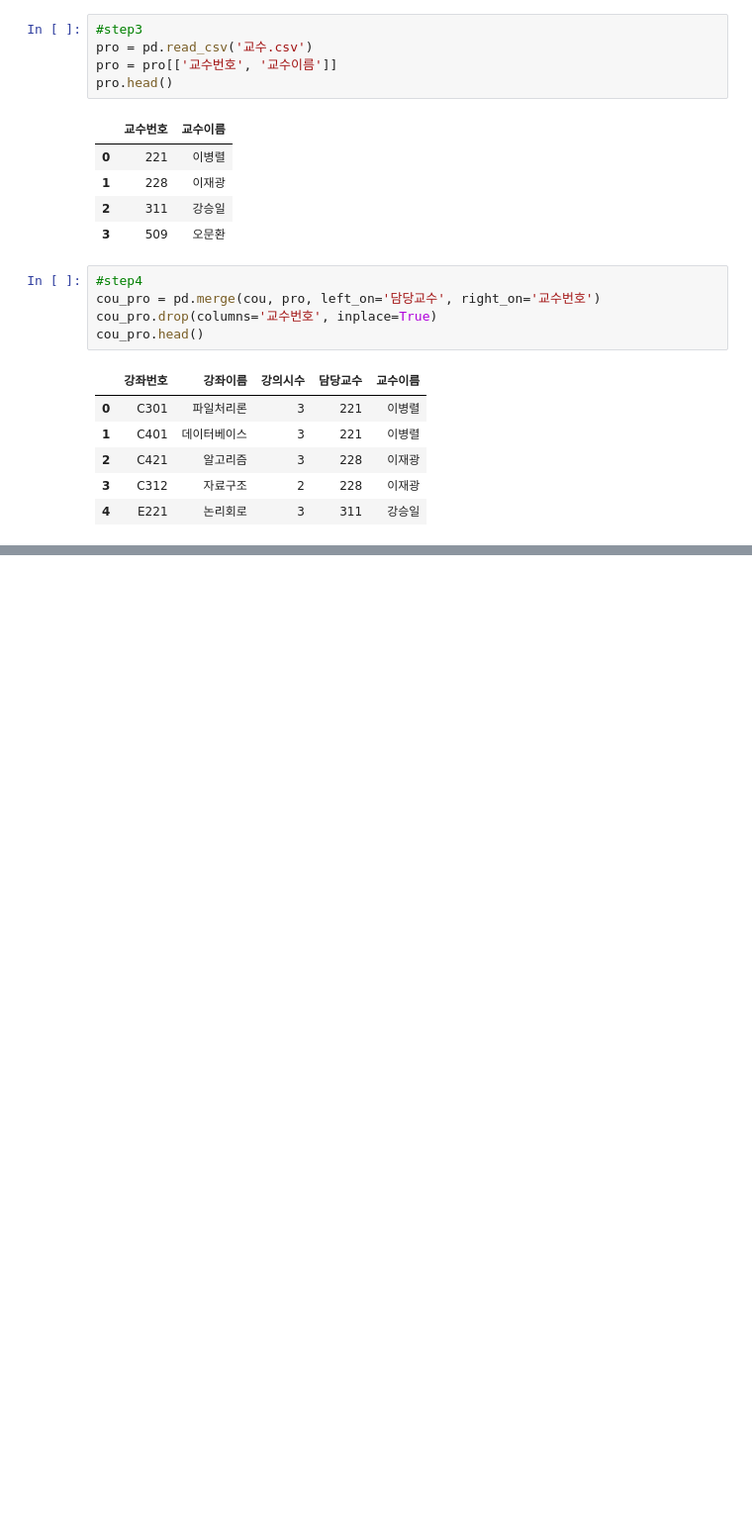
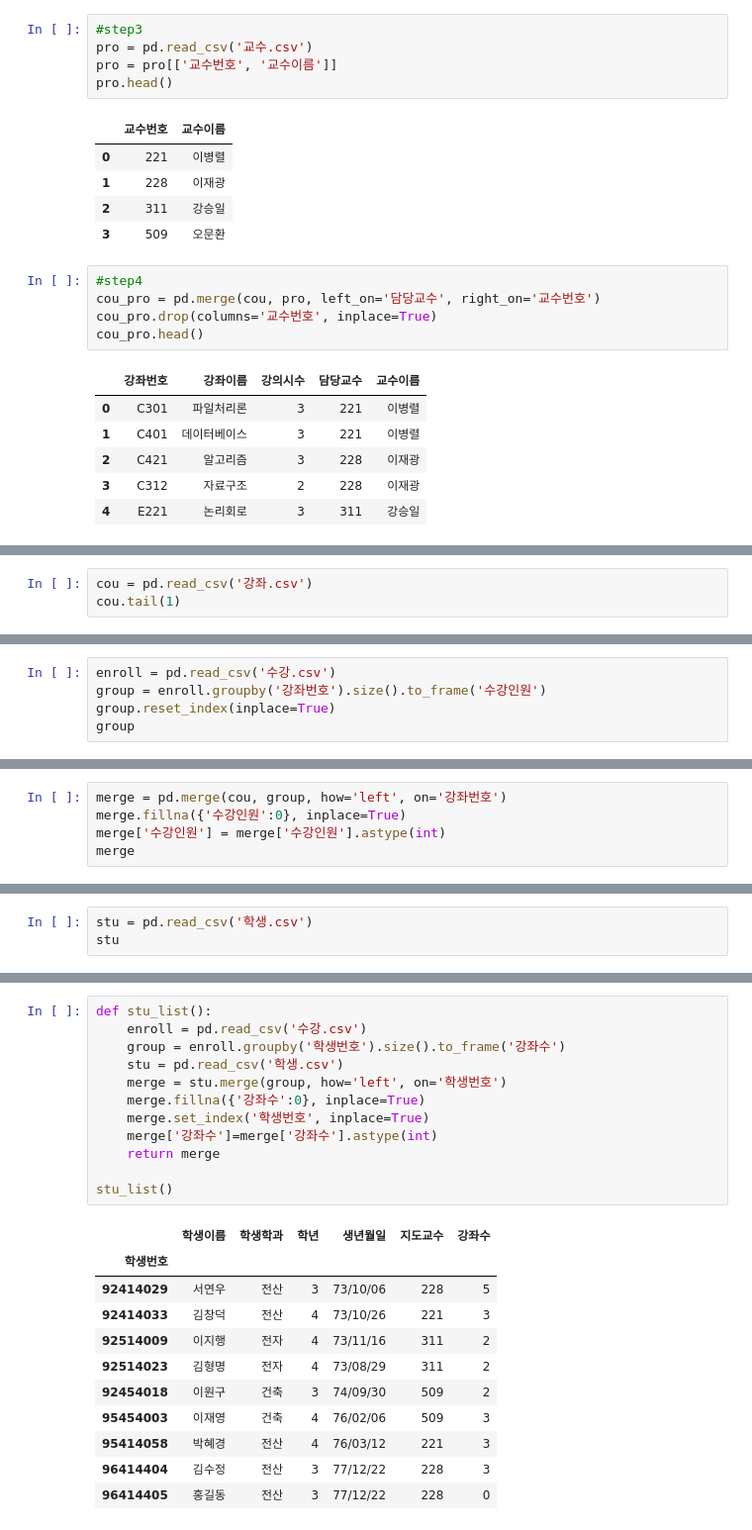
Before and after one commit to Jeongchani/AI_python, a Jupyter notebook: 03.데이터분석/학사관리/학사관리.ipynb, the cells around one changed output, grey strips where cells are left out. Shown at 99% size. Saved outputs shown, nothing was run; the diff lists cells and outputs as text; blank space fills up the shorter version.

```diff
--- a/03.데이터분석/학사관리/학사관리.ipynb
+++ b/03.데이터분석/학사관리/학사관리.ipynb
@@ -677,0 +689,3 @@ group_cou_pro
+# %%
+cou = pd.read_csv('강좌.csv')
+cou.tail(1)
@@ -677,0 +695,5 @@ group_cou_pro
+# %%
+enroll = pd.read_csv('수강.csv')
+group = enroll.groupby('강좌번호').size().to_frame('수강인원')
+group.reset_index(inplace=True)
+group
@@ -677,0 +708,5 @@ group_cou_pro
+# %%
+merge = pd.merge(cou, group, how='left', on='강좌번호')
+merge.fillna({'수강인원':0}, inplace=True)
+merge['수강인원'] = merge['수강인원'].astype(int)
+merge
@@ -677,0 +722,3 @@ group_cou_pro
+# %%
+stu = pd.read_csv('학생.csv')
+stu
@@ -677,0 +735,24 @@ group_cou_pro
+# %%
+def stu_list():
+    enroll = pd.read_csv('수강.csv')
+    group = enroll.groupby('학생번호').size().to_frame('강좌수')
+    stu = pd.read_csv('학생.csv')
+    merge = stu.merge(group, how='left', on='학생번호')
+    merge.fillna({'강좌수':0}, inplace=True)
+    merge.set_index('학생번호', inplace=True)
+    merge['강좌수']=merge['강좌수'].astype(int)
+    return merge
+
+stu_list()
+# %% [output]
+|  | 학생이름 | 학생학과 | 학년 | 생년월일 | 지도교수 | 강좌수 |
+| 학생번호 |  |  |  |  |  |  |
+| 92414029 | 서연우 | 전산 | 3 | 73/10/06 | 228 | 5 |
+| 92414033 | 김창덕 | 전산 | 4 | 73/10/26 | 221 | 3 |
+| 92514009 | 이지행 | 전자 | 4 | 73/11/16 | 311 | 2 |
+| 92514023 | 김형명 | 전자 | 4 | 73/08/29 | 311 | 2 |
+| 92454018 | 이원구 | 건축 | 3 | 74/09/30 | 509 | 2 |
+| 95454003 | 이재영 | 건축 | 4 | 76/02/06 | 509 | 3 |
+| 95414058 | 박혜경 | 전산 | 4 | 76/03/12 | 221 | 3 |
+| 96414404 | 김수정 | 전산 | 3 | 77/12/22 | 228 | 3 |
+| 96414405 | 홍길동 | 전산 | 3 | 77/12/22 | 228 | 0 |
```
Also changed, not shown: parts of 6 cells of this notebook, 2 other files.
